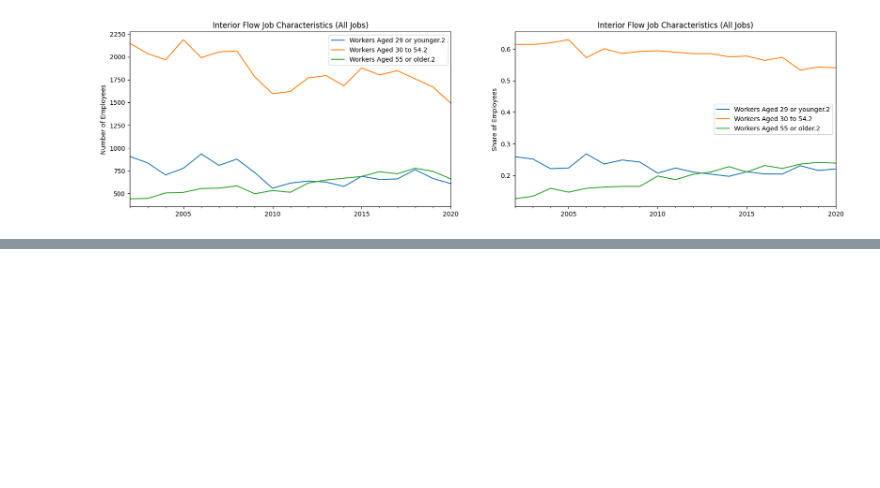
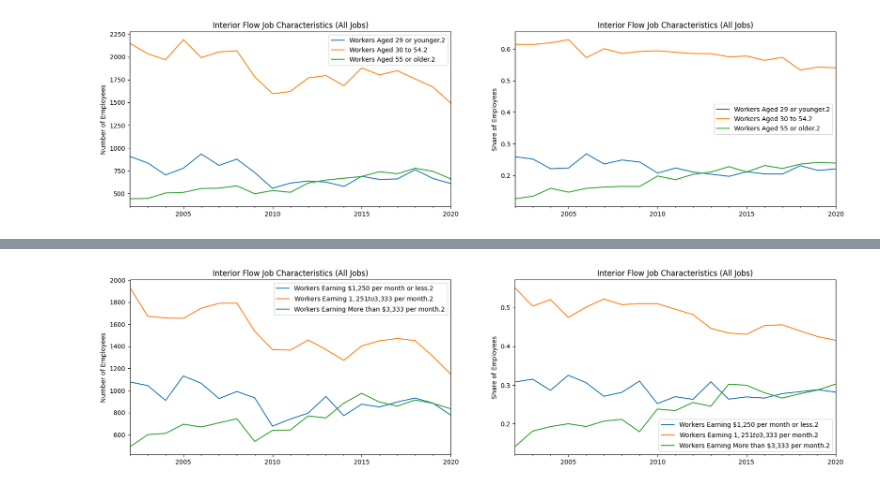
Before and after one commit to ReidelVichot/DE_ASCENT, a Jupyter notebook: OnTheMap_analysis_inflow.ipynb, the cells around one changed output, grey strips where cells are left out. Saved outputs shown, nothing was run; the diff lists cells and outputs as text; code cells hidden in the pictures; blank space fills up the shorter version.

```diff
--- a/OnTheMap_analysis_inflow.ipynb
+++ b/OnTheMap_analysis_inflow.ipynb
@@ -212,0 +257,22 @@ fig.show()
+# %%
+fig, ax = plt.subplots(1,2, figsize= (20,5))
+
+ax[0].set_title("Interior Flow Job Characteristics (All Jobs)")
+count.plot(y="Workers Earning $1,250 per month or less.2", x="year", ax=ax[0])
+count.plot(y="Workers Earning $1,251 to $3,333 per month.2", x="year", ax=ax[0])
+count.plot(y="Workers Earning More than $3,333 per month.2", x="year", ax=ax[0])
+
+
+ax[1].set_title("Interior Flow Job Characteristics (All Jobs)")
+share.plot(y="Workers Earning $1,250 per month or less.2", x="year", ax=ax[1])
+share.plot(y="Workers Earning $1,251 to $3,333 per month.2", x="year", ax=ax[1])
+share.plot(y="Workers Earning More than $3,333 per month.2", x="year", ax=ax[1])
+
+ax[0].set_xlabel("")
+ax[0].set_ylabel("Number of Employees")
+ax[1].set_ylabel("Share of Employees")
+ax[1].set_xlabel("")
+
+fig.show()
+# %% [output]
+[figure, added]
```
Also changed, not shown: parts of 3 cells of this notebook.
